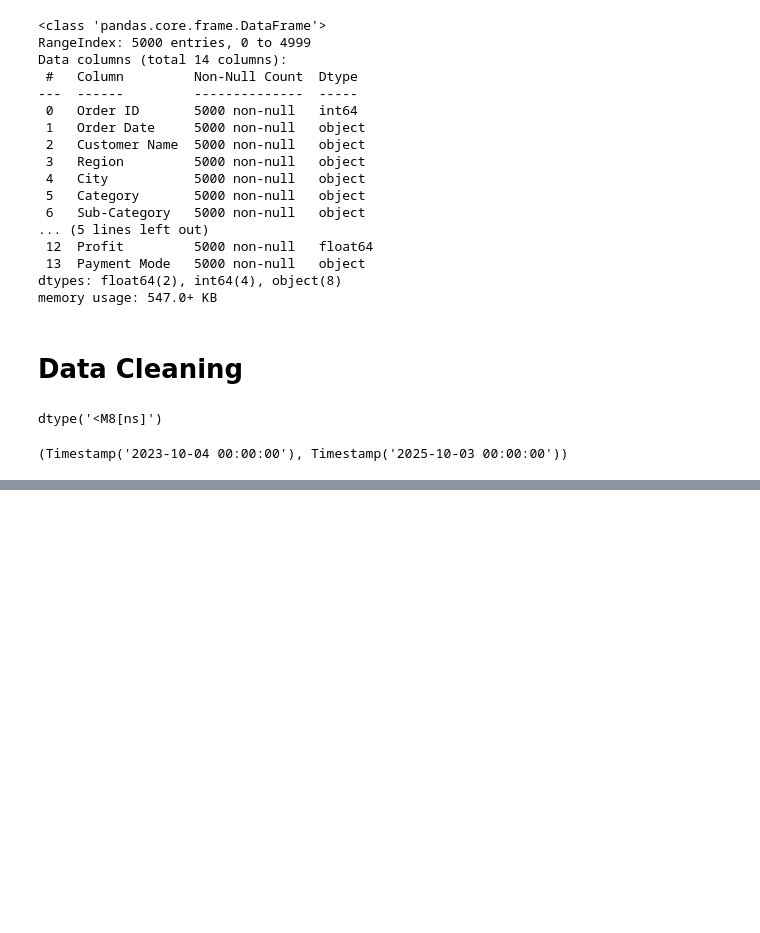
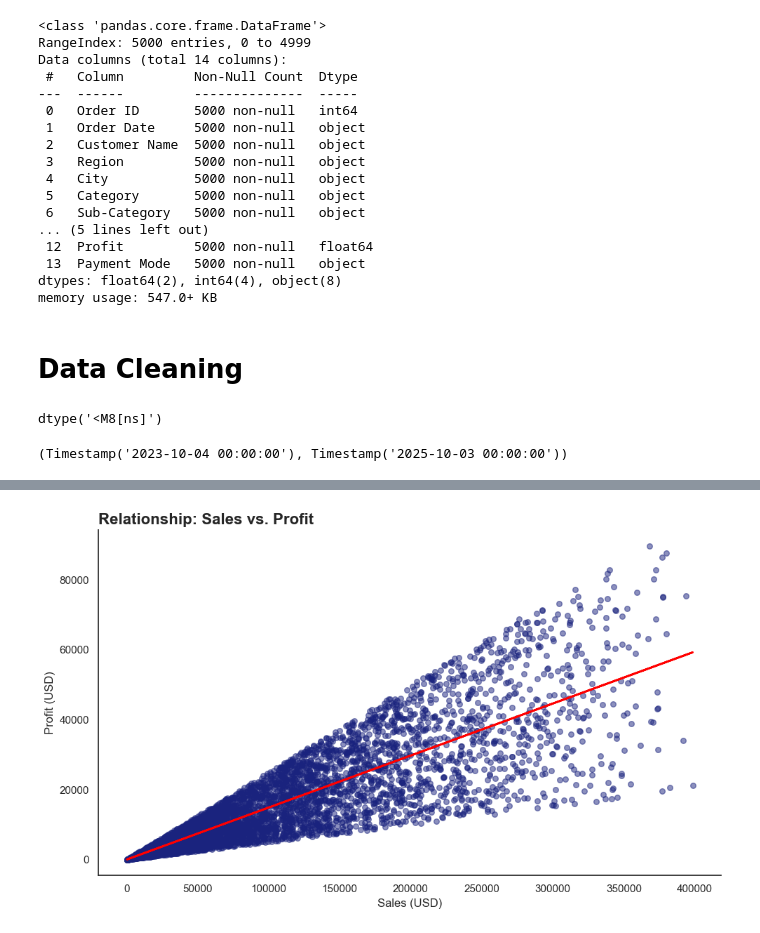
Before and after one commit to VocaDev/Data-Engineering-Internship-Project, a Jupyter notebook: Cleaning.ipynb, the cells around one changed output, grey strips where cells are left out. Saved outputs shown, nothing was run; the diff lists cells and outputs as text; code cells hidden in the pictures; blank space fills up the shorter version.

```diff
--- a/Cleaning.ipynb
+++ b/Cleaning.ipynb
@@ -58,0 +249,28 @@ df['Order Date'].min(), df['Order Date'].max()
+# %%
+# 1. Set the stage
+plt.figure(figsize=(10, 6))
+sns.set_theme(style="white")
+
+# 2. Create the scatter plot
+# alpha=0.5 makes the dots 50% transparent
+# s=30 makes the dots a bit smaller and cleaner
+plt.scatter(df['Sales'], df['Profit'], alpha=0.5, s=30, color='#1a237e')
+
+# 3. Add a "Trend Line" (The Beginner way)
+# This draws a simple average line to show the direction of the data
+m, b = np.polyfit(df['Sales'], df['Profit'], 1) # Calculate the math for the line
+plt.plot(df['Sales'], m*df['Sales'] + b, color='red', linewidth=2, label='Trend')
+
+# 4. Clean up the labels
+plt.title('Relationship: Sales vs. Profit', loc='left', fontsize=16, fontweight='bold')
+plt.xlabel('Sales (USD)', fontsize=12)
+plt.ylabel('Profit (USD)', fontsize=12)
+
+# 5. Remove the 1e6 scientific notation (The easy way)
+plt.ticklabel_format(style='plain', axis='both')
+
+sns.despine()
+plt.tight_layout()
+plt.show()
+# %% [output]
+[figure, added]
```
Also changed, not shown: parts of 23 cells of this notebook.
